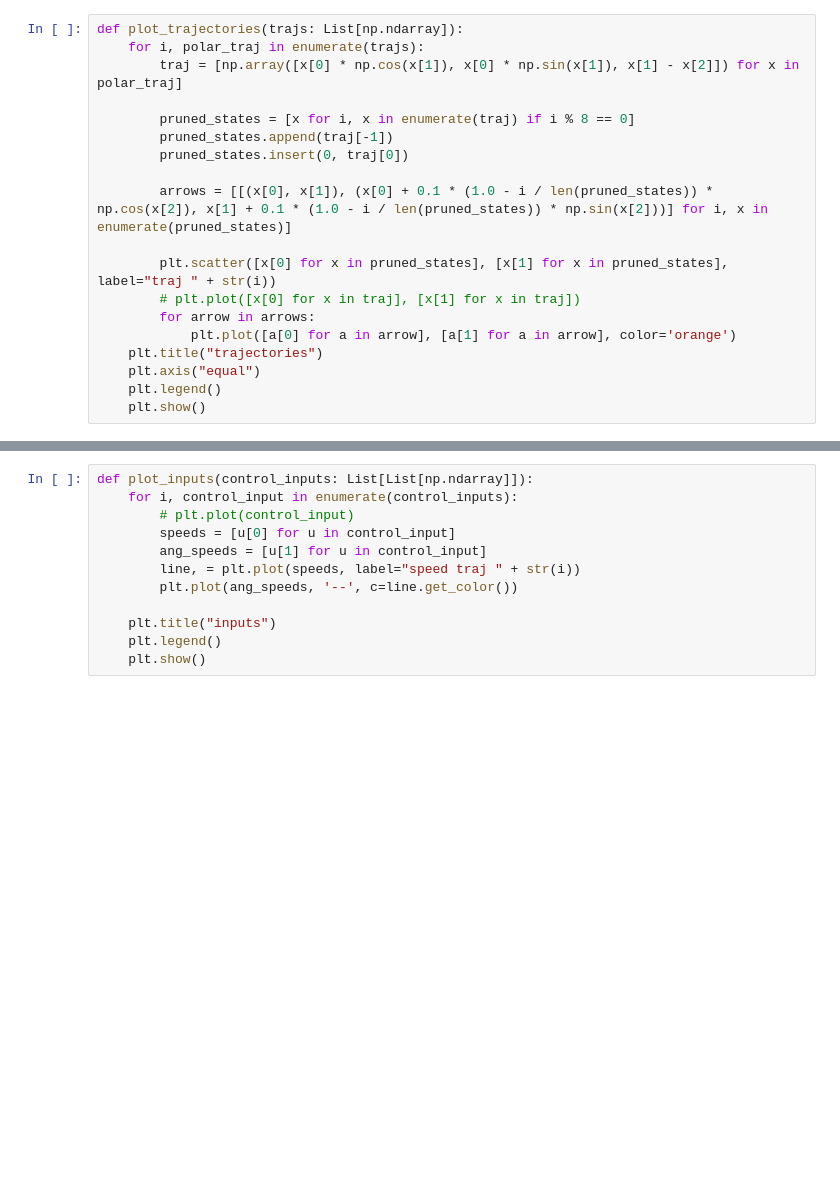
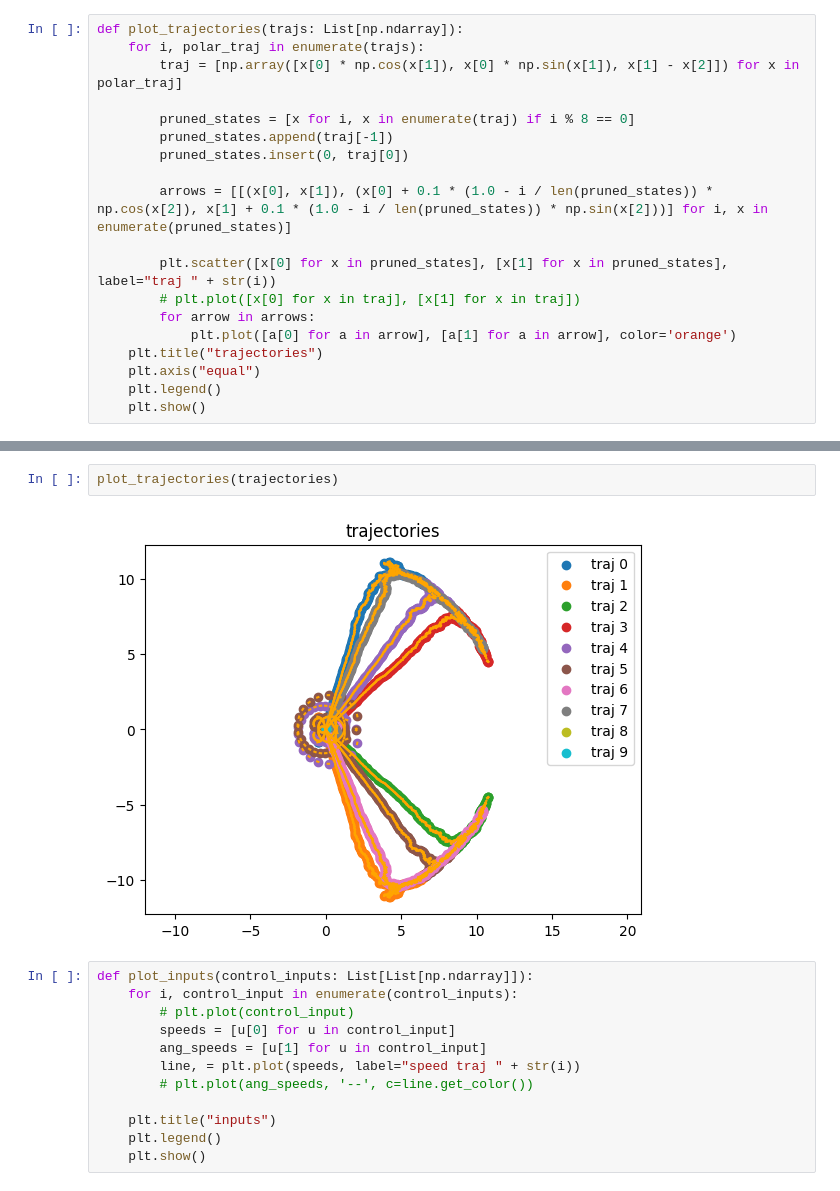
Before and after one commit to therealjtgill/clf-qp-dubins, a Jupyter notebook: clf-cbf-dubin-polar.ipynb, the cells around one changed output, grey strips where cells are left out. Saved outputs shown, nothing was run; the diff lists cells and outputs as text; blank space fills up the shorter version.

```diff
--- a/clf-cbf-dubin-polar.ipynb
+++ b/clf-cbf-dubin-polar.ipynb
@@ -153,3 +204,7 @@ plot_trajectories(trajectories)
+# %%
+plot_trajectories(trajectories)
+# %% [output]
+[figure, added]
 # %%
 def plot_inputs(control_inputs: List[List[np.ndarray]]):
     for i, control_input in enumerate(control_inputs):
@@ -157,7 +212,7 @@ def plot_inputs(control_inputs: List[List[np.ndarray]]):
         speeds = [u[0] for u in control_input]
         ang_speeds = [u[1] for u in control_input]
         line, = plt.plot(speeds, label="speed traj " + str(i))
-        plt.plot(ang_speeds, '--', c=line.get_color())
+        # plt.plot(ang_speeds, '--', c=line.get_color())
 
     plt.title("inputs")
     plt.legend()
```
Also changed, not shown: parts of 9 cells of this notebook.
